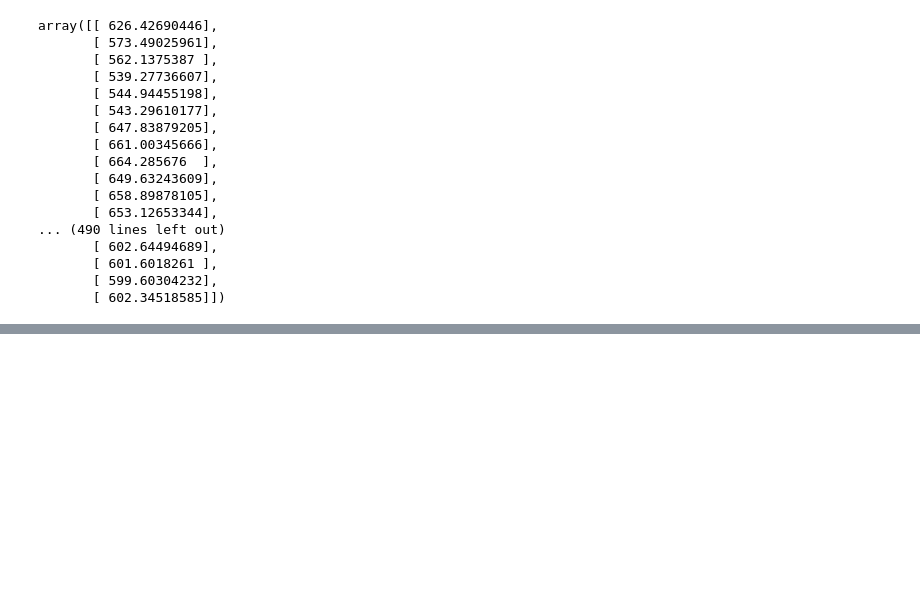
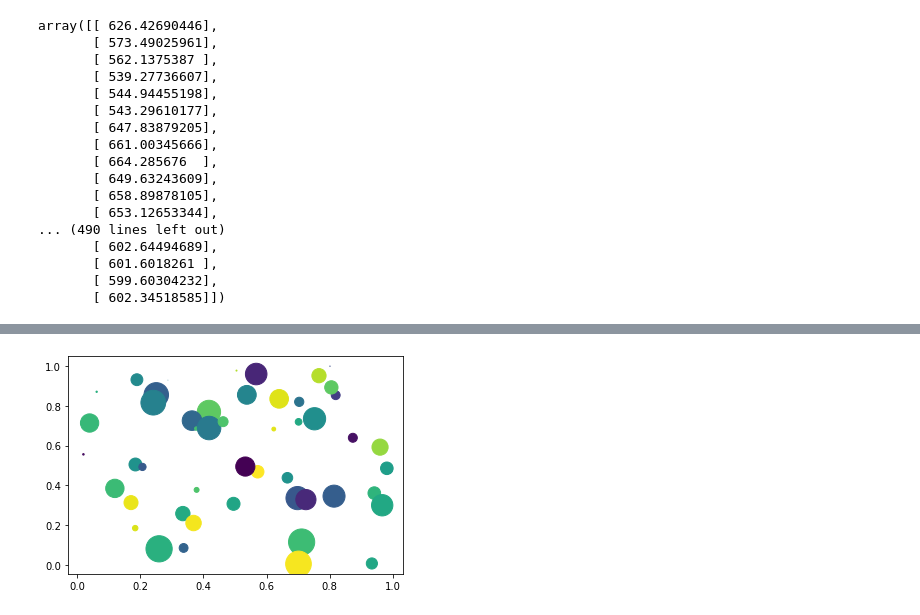
Before and after one commit to soxxun/python, a Jupyter notebook: 20220223/20220223.ipynb, the cells around one changed output, grey strips where cells are left out. Saved outputs shown, nothing was run; the diff lists cells and outputs as text; code cells hidden in the pictures; blank space fills up the shorter version.

```diff
--- a/20220223/20220223.ipynb
+++ b/20220223/20220223.ipynb
@@ -215,0 +216,10 @@ plt.show()
+# %%
+N = 50
+x = np.random.rand(N)
+y = np.random.rand(N)
+colors = np.random.rand(N)
+are = np.pi *(15*np.random.rand(N))**2
+plt.scatter(x,y,c=colors, s=are)
+plt.show()
+# %% [output]
+[figure, added]
```
Also changed, not shown: parts of 31 cells of this notebook.
